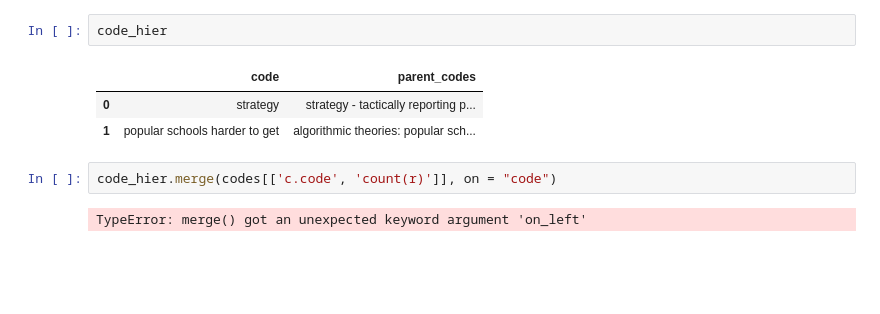
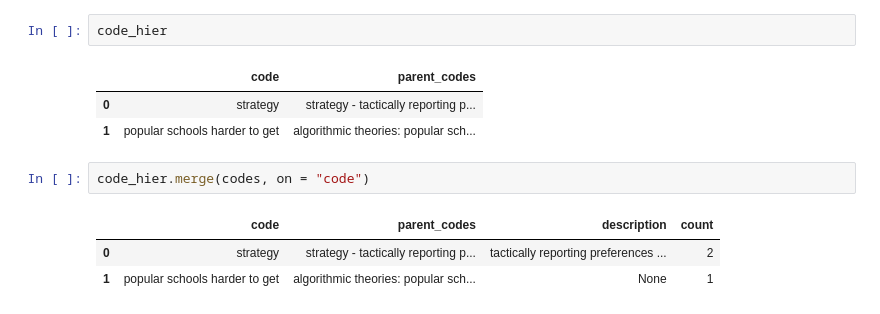
Before and after one commit to srobert4/290t-project, a Jupyter notebook: Example notebook.ipynb, the cells around one changed output. Drawn from its saved outputs; the diff is of its cells as text; blank space fills up the shorter version.

```diff
--- a/Example notebook.ipynb
+++ b/Example notebook.ipynb
@@ -160,6 +160,8 @@ code_hier
 | 0 | strategy | strategy - tactically reporting p... |
 | 1 | popular schools harder to get | algorithmic theories: popular sch... |
 # %%
-code_hier.merge(codes[['c.code', 'count(r)']], on = "code")
+code_hier.merge(codes, on = "code")
 # %% [output]
-TypeError: merge() got an unexpected keyword argument 'on_left'
+|  | code | parent_codes | description | count |
+| 0 | strategy | strategy - tactically reporting p... | tactically reporting preferences ... | 2 |
+| 1 | popular schools harder to get | algorithmic theories: popular sch... | None | 1 |
```
Also changed, not shown: parts of 1 cell of this notebook, 2 other files.
